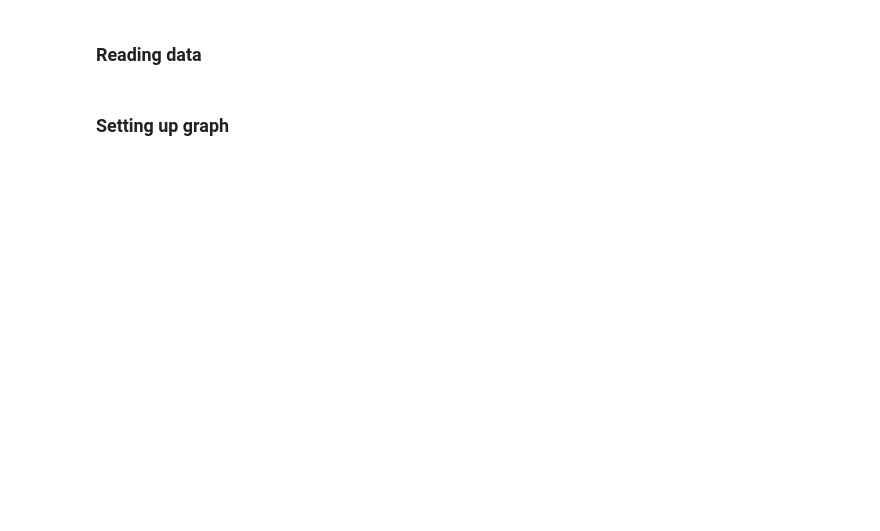
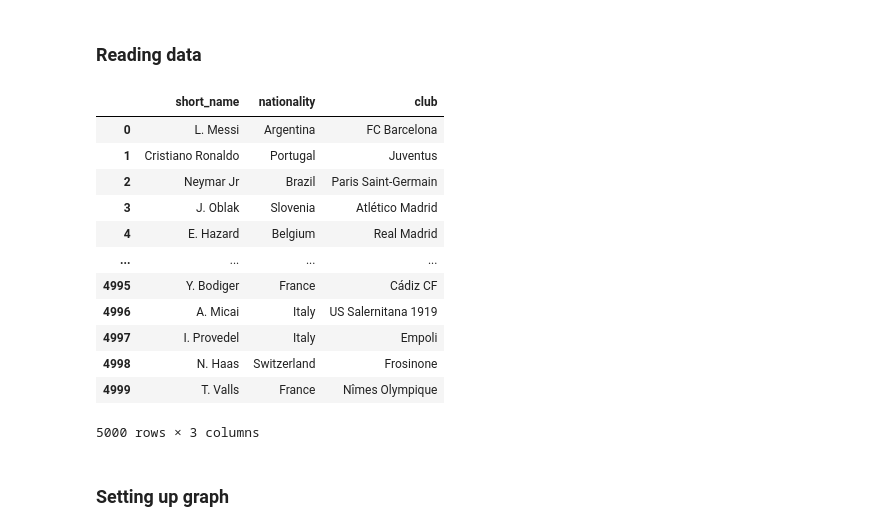
Before and after one commit to Frederikravnborg/CompToolsProj, a Jupyter notebook: network_graph.ipynb, the cells around one changed output. Saved outputs shown, nothing was run; the diff lists cells and outputs as text; code cells hidden in the pictures; blank space fills up the shorter version.

```diff
--- a/network_graph.ipynb
+++ b/network_graph.ipynb
@@ -14,16 +14,28 @@ import numpy as np
 ### Reading data
 # %%
 # Load the preprocessed data
-preprocessed_df = pd.read_csv('players_preprocessed.csv')
+preprocessed_df = pd.read_csv('players_20.csv')
 
 # Taking only 1000 entries for the sake of computation
-preprocessed_df = preprocessed_df.iloc[:5000]
+preprocessed_df = preprocessed_df.iloc[:1000]
 
 # Columns to use
-columns_to_use = preprocessed_df[['short_name', 'age', 'pace', 'shooting', 'passing',
-       'dribbling', 'defending', 'weak_foot']]
-
-# Exclude short_name for similarity calculation
-attributes_df = preprocessed_df[['age', 'pace', 'shooting', 'passing', 'dribbling', 'defending', 'weak_foot']]
+attributes_df = preprocessed_df[['short_name', 'nationality', 'club']]
+# %%
+attributes_df
+# %% [output]
+|  | short_name | nationality | club |
+| 0 | L. Messi | Argentina | FC Barcelona |
+| 1 | Cristiano Ronaldo | Portugal | Juventus |
+| 2 | Neymar Jr | Brazil | Paris Saint-Germain |
+| 3 | J. Oblak | Slovenia | Atlético Madrid |
+| 4 | E. Hazard | Belgium | Real Madrid |
+| ... | ... | ... | ... |
+| 4995 | Y. Bodiger | France | Cádiz CF |
+| 4996 | A. Micai | Italy | US Salernitana 1919 |
+| 4997 | I. Provedel | Italy | Empoli |
+| 4998 | N. Haas | Switzerland | Frosinone |
+| 4999 | T. Valls | France | Nîmes Olympique |
+5000 rows × 3 columns
 # %%
 # Compute cosine similarity matrix for the attributes
```
Also changed, not shown: parts of 17 cells of this notebook.
